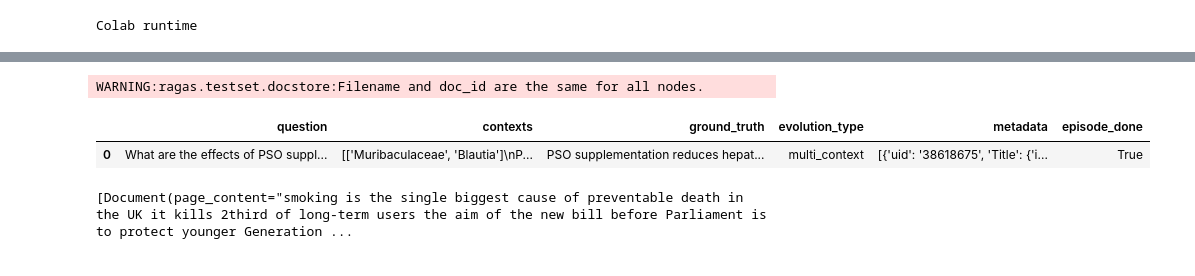
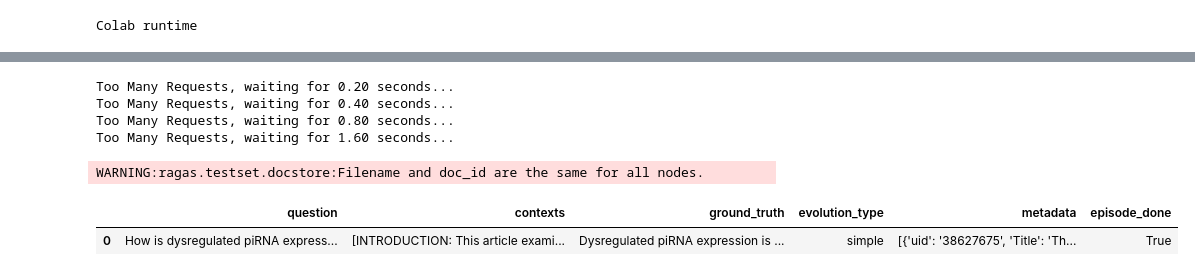
Before and after one commit to gox6/colab-demos, a Jupyter notebook: rags/evaluate-rags-rigorously-or-perish.ipynb, the cells around one changed output, grey strips where cells are left out. Drawn from its saved outputs; the diff is of its cells as text; code cells hidden in the pictures.

```diff
--- a/rags/evaluate-rags-rigorously-or-perish.ipynb
+++ b/rags/evaluate-rags-rigorously-or-perish.ipynb
@@ -70,34 +180,43 @@ client = chromadb.Client()
+# %%
+from langchain.document_loaders import PubMedLoader
+
+loader = PubMedLoader("liver", load_max_docs=10)
+documents = loader.load()
+# %% [output]
+Too Many Requests, waiting for 0.20 seconds...
+Too Many Requests, waiting for 0.40 seconds...
+Too Many Requests, waiting for 0.80 seconds...
+Too Many Requests, waiting for 1.60 seconds...
 # %%
-
+from ragas.testset.generator import TestsetGenerator
+from ragas.testset.evolutions import simple, reasoning, multi_context
+from langchain_openai import ChatOpenAI, OpenAIEmbeddings
 
 # documents = load your documents
 
 # generator with openai models
 generator_llm = ChatOpenAI(model="gpt-3.5-turbo-16k")
-critic_llm = ChatOpenAI(model="gpt-4")
+critic_llm = generator_llm
+# critic_llm = ChatOpenAI(model="gpt-4", project_id='proj_pZxIXWAo4jloCvpTcjFmCMk4')
 embeddings = OpenAIEmbeddings()
 
 generator = TestsetGenerator.from_langchain(
     generator_llm,
     critic_llm,
     embeddings
 )
 
 # Change resulting question type distribution
 distributions = {
-    simple: 0,
-    multi_context: 1,
-    reasoning: 0
+    simple: 0.5,
+    multi_context: 0.4,
+    reasoning: 0.1
 }
 
 # use generator.generate_with_llamaindex_docs if you use llama-index as document loader
 testset = generator.generate_with_langchain_docs(documents, 1, distributions)
 testset.to_pandas()
 # %% [output]
 WARNING:ragas.testset.docstore:Filename and doc_id are the same for all nodes.
 |  | question | contexts | ground_truth | evolution_type | metadata | episode_done |
-| 0 | What are the effects of PSO suppl... | [['Muribaculaceae', 'Blautia']\nP... | PSO supplementation reduces hepat... | multi_context | [{'uid': '38618675', 'Title': {'i... | True |
+| 0 | How is dysregulated piRNA express... | [INTRODUCTION: This article exami... | Dysregulated piRNA expression is ... | simple | [{'uid': '38627675', 'Title': 'Th... | True |
-# %%
-docs
-# %% [output]
-[Document(page_content="smoking is the single biggest cause of preventable death in the UK it kills 2third of long-term users the aim of the new bill before Parliament is to protect younger Generation ...
```
Also changed, not shown: parts of 11 cells of this notebook.
